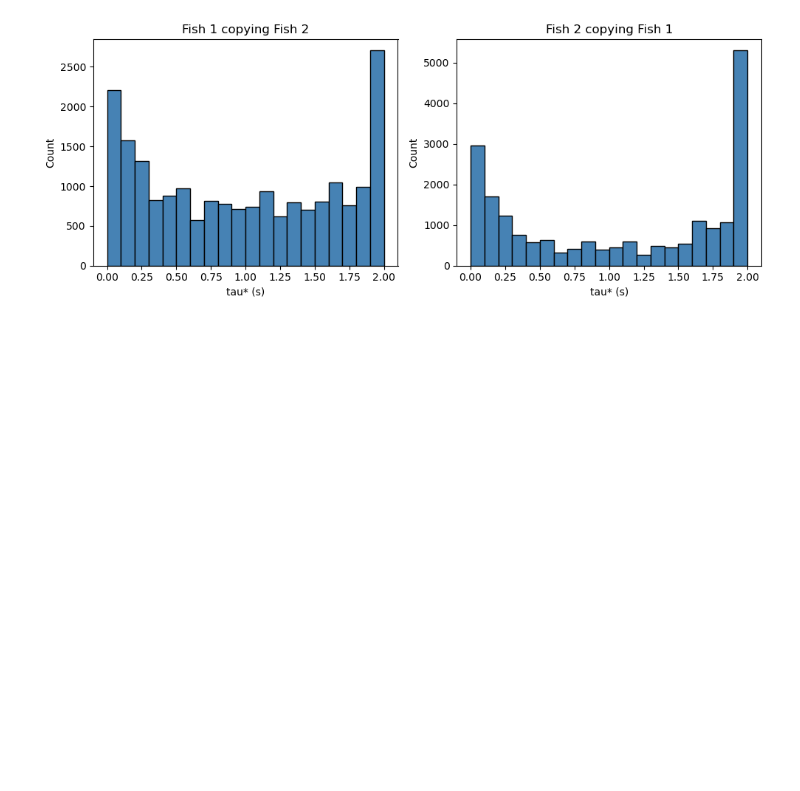
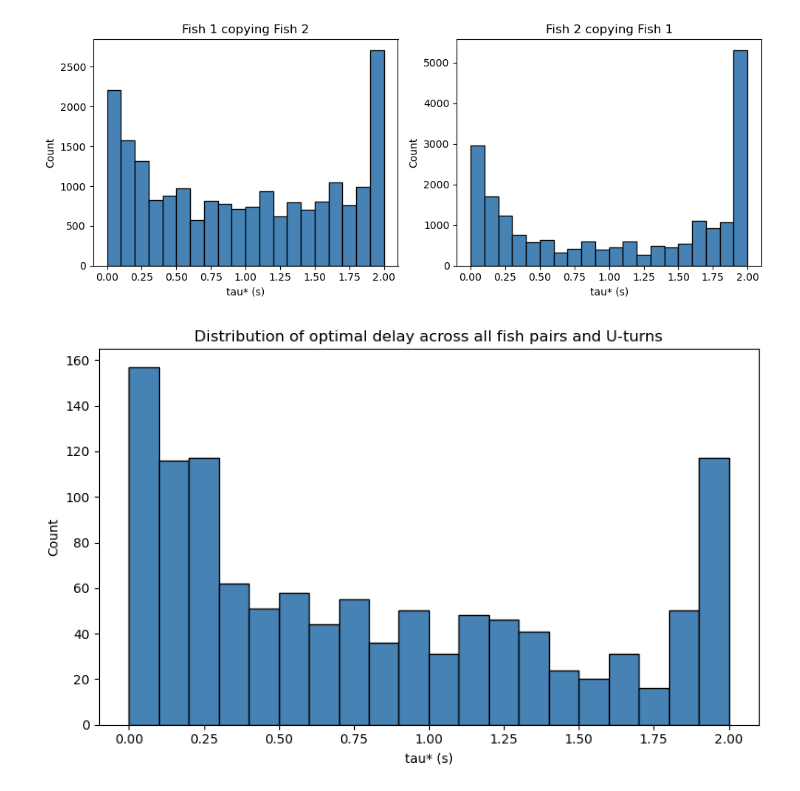
Before and after one commit to eloisecowley4/mdm2_project2, a Jupyter notebook: behavior_analisis/directional_correlation.ipynb, the cells around one changed output. Cells and saved outputs as stored; diff of their text form; code cells hidden in the pictures; blank space fills up the shorter version.

```diff
--- a/behavior_analisis/directional_correlation.ipynb
+++ b/behavior_analisis/directional_correlation.ipynb
@@ -338,3 +372,48 @@ if __name__ == '__main__':
 # %% [output]
 turns found: 20830
 [figure]
+# %%
+if __name__ == '__main__':
+    from data_access import get_experement_paths, split_at_nans
+
+    data_path= get_experement_paths(group_size=5, limit=1)[0]
+    data= pd.read_csv(data_path)
+    clean_data= split_at_nans(data)
+
+    chunk= max(clean_data, key=len)
+    chunk= chunk.reset_index(drop=True)
+
+    x0= chunk.iloc[:, 0].values
+    y0= chunk.iloc[:, 1].values
+    turns= find_turning_points(x0, y0)
+
+    #collect all delay* values across all pairs and all turns
+    all_delays = []
+
+    for turn_start, _ in turns:
+        if turn_start < 100 or turn_start + 100 > len(chunk):
+            continue
+
+        window  = chunk.iloc[turn_start - 100 : turn_start + 100]
+        vectors = get_unit_vectors(window)
+
+        for i in range(5):
+            for j in range(5):
+                if i == j:
+                    continue
+                C, delays_s = compute_Cij_matrix(vectors[i], vectors[j])
+                if C.size == 0 or np.isnan(C).all():
+                    continue
+                best_delay = delays_s[int(np.argmax(np.nanmean(C, axis=1)))]
+                all_delays.append(best_delay)
+
+    # plot
+    fig, ax = plt.subplots(figsize=(8, 5))
+    ax.hist(all_delays, bins=20, range=(0, 2), color='steelblue', edgecolor='black')
+    ax.set_xlabel('delay* (s)')
+    ax.set_ylabel('Count')
+    ax.set_title('Distribution of optimal delay across all fish pairs and U-turns')
+    plt.tight_layout()
+    plt.show()
+# %% [output]
+[figure, added]
```
Also changed, not shown: parts of 16 cells of this notebook, 2 other files.
